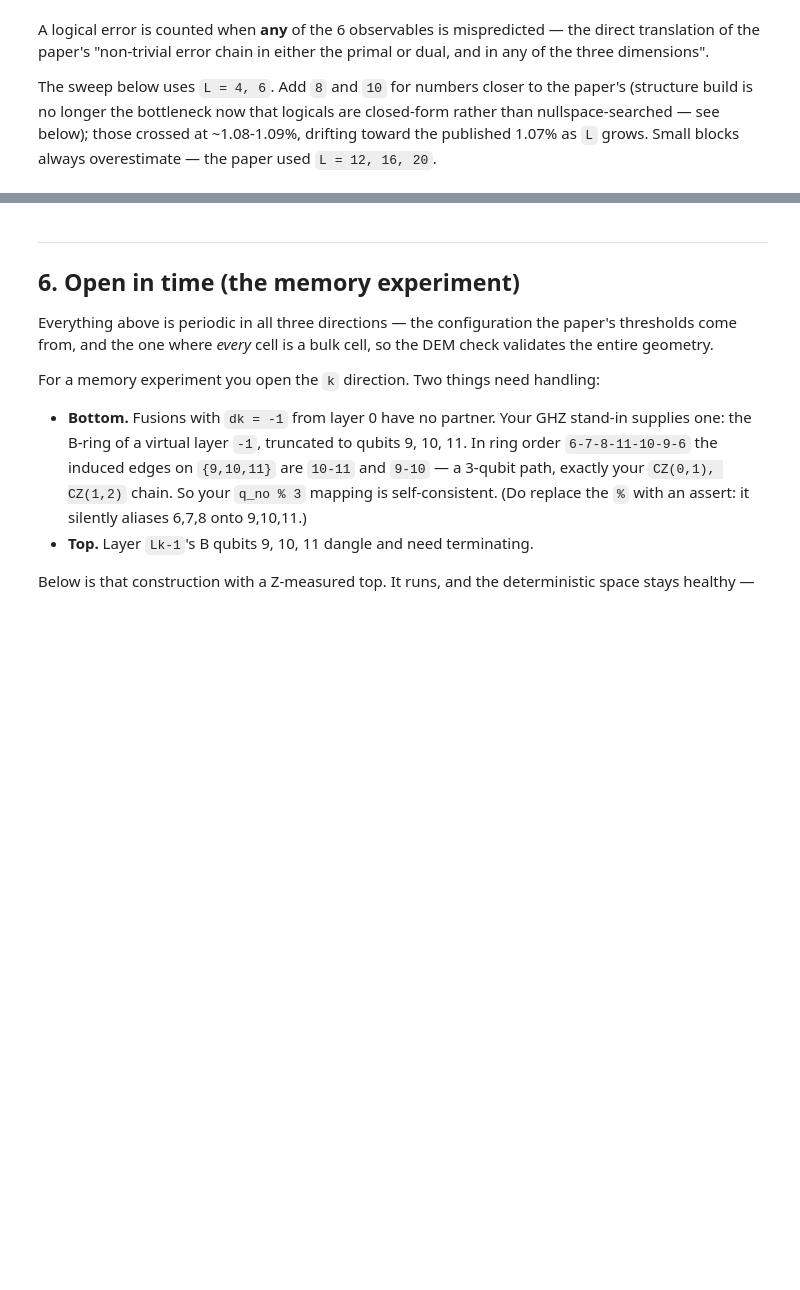
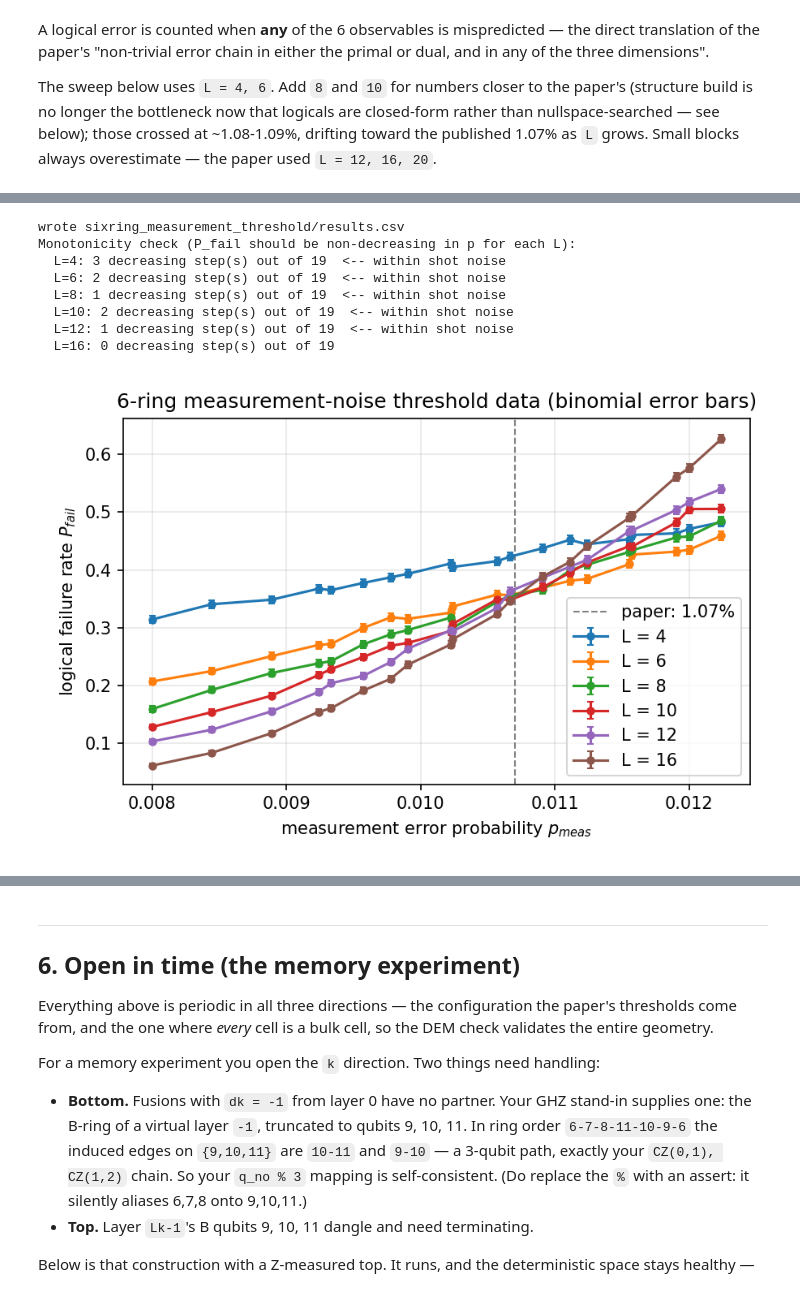
Before and after one commit to anxious-pineapple/Errors-in-FBQC-Code, a Jupyter notebook: Code/sixring_fbqc_walkthrough.ipynb, the cells around one changed output, grey strips where cells are left out. Cells and saved outputs as stored; diff of their text form; code cells hidden in the pictures; blank space fills up the shorter version.

Commit message:
Added notebooks calculating phenomelogical thresholds for the hexagon and six-ring codes Also date of the same

```diff
--- a/Code/sixring_fbqc_walkthrough.ipynb
+++ b/Code/sixring_fbqc_walkthrough.ipynb
@@ -669,0 +807,11 @@ plt.legend(); plt.grid(alpha=.3); plt.tight_layout(); plt.show()
+# %%
+window_thr = 0.0015
+ps_thr_fine = np.linspace(p_c_approx - window_thr, p_c_approx + window_thr, 10)
+ps_thr = np.union1d(ps_thr_coarse, ps_thr_fine)
+
+print(f"added {len(ps_thr_fine)} points around p_c~={p_c_approx:.4f}, "
+      f"{len(ps_thr)} total points on the union grid\n")
+for p in ps_thr:
+    if p not in rows_thr:
+        rows_thr[p] = [logical_error_rate(L, p, shots_thr, seed=11) for L in Ls_thr]
+    print(f"{p:>8.4f} " + " ".join(f"{v:>9.4f}" for v in rows_thr[p]), flush=True)
@@ -669,0 +836,53 @@ plt.legend(); plt.grid(alpha=.3); plt.tight_layout(); plt.show()
+# %%
+import csv
+import os
+
+out_dir_thr = "sixring_measurement_threshold"
+os.makedirs(out_dir_thr, exist_ok=True)
+
+csv_path_thr = os.path.join(out_dir_thr, "results.csv")
+with open(csv_path_thr, "w", newline="") as f:
+    writer = csv.writer(f)
+    writer.writerow(["p", "L", "P_fail", "n_shots"])
+    for p in ps_thr:
+        for L, v in zip(Ls_thr, rows_thr[p]):
+            writer.writerow([p, L, v, shots_thr])
+print(f"wrote {csv_path_thr}")
+
+p_all_thr = np.array([p for p in ps_thr for _ in Ls_thr])
+L_all_thr = np.array([L for p in ps_thr for L in Ls_thr], dtype=float)
+P_all_thr = np.array([v for p in ps_thr for v in rows_thr[p]])
+sigma_all_thr = np.clip(np.sqrt(P_all_thr * (1 - P_all_thr) / shots_thr), 1e-4, None)
+
+plt.figure(figsize=(6, 4))
+for L in Ls_thr:
+    idx = L_all_thr == L
+    order = np.argsort(p_all_thr[idx])
+    pp, PP, ss = p_all_thr[idx][order], P_all_thr[idx][order], sigma_all_thr[idx][order]
+    plt.errorbar(pp, PP, yerr=ss, fmt="o-", ms=4, capsize=2, label=f"L = {L}")
+plt.axvline(0.0107, ls="--", c="grey", lw=1, label="paper: 1.07%")
+plt.xlabel("measurement error probability $p_{meas}$")
+plt.ylabel("logical failure rate $P_{fail}$")
+plt.title("6-ring measurement-noise threshold data (binomial error bars)")
+plt.legend(); plt.grid(alpha=.3); plt.tight_layout()
+plt.savefig(os.path.join(out_dir_thr, "threshold_data.png"), dpi=150)
+plt.show()
+
+print("Monotonicity check (P_fail should be non-decreasing in p for each L):")
+for L in Ls_thr:
+    idx = L_all_thr == L
+    order = np.argsort(p_all_thr[idx])
+    diffs = np.diff(P_all_thr[idx][order])
+    n_viol = int(np.sum(diffs < -1e-9))
+    flag = "  <-- within shot noise" if n_viol else ""
+    print(f"  L={L}: {n_viol} decreasing step(s) out of {len(diffs)}{flag}")
+# %% [output]
+wrote sixring_measurement_threshold/results.csv
+Monotonicity check (P_fail should be non-decreasing in p for each L):
+  L=4: 3 decreasing step(s) out of 19  <-- within shot noise
+  L=6: 2 decreasing step(s) out of 19  <-- within shot noise
+  L=8: 1 decreasing step(s) out of 19  <-- within shot noise
+  L=10: 2 decreasing step(s) out of 19  <-- within shot noise
+  L=12: 1 decreasing step(s) out of 19  <-- within shot noise
+  L=16: 0 decreasing step(s) out of 19
+[figure, added]
```
Also changed, not shown: parts of 46 cells of this notebook, 20 other files.
